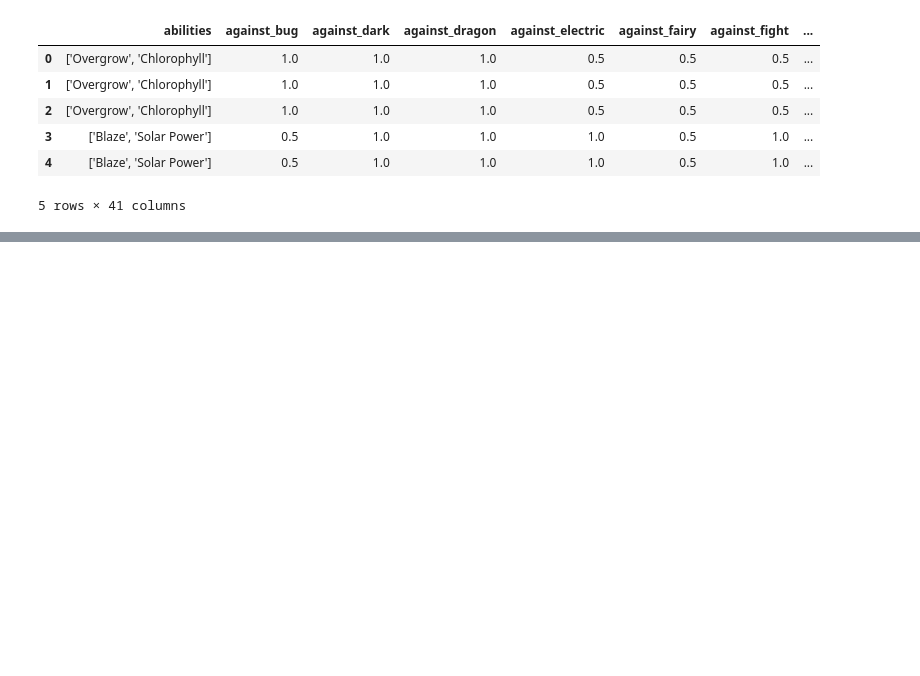
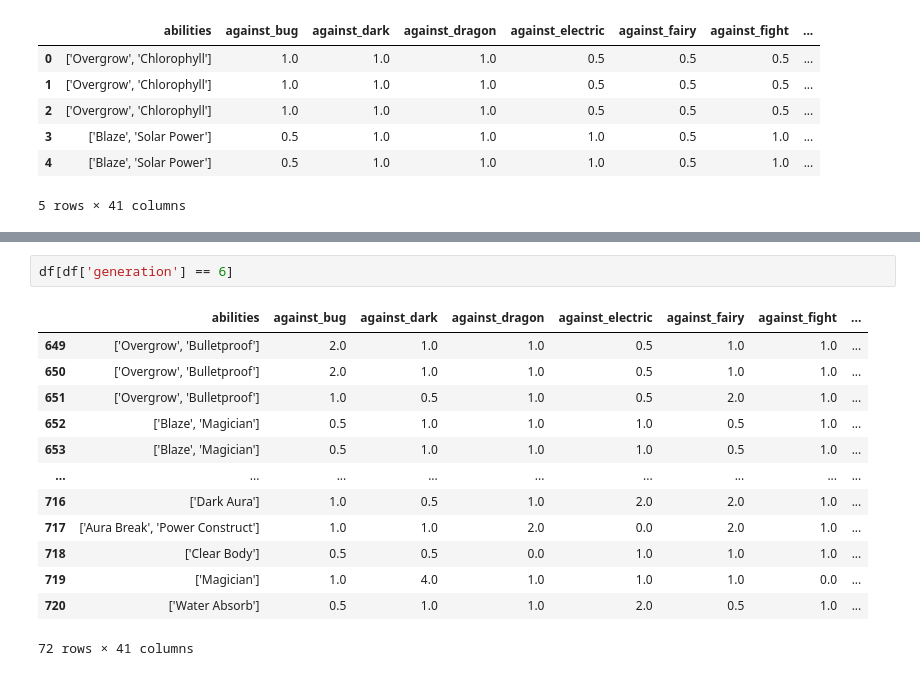
Before and after one commit to saksham1965/data-analyst, a Jupyter notebook: Untitled2.ipynb, the cells around one changed output, grey strips where cells are left out. Drawn from its saved outputs; the diff is of its cells as text; blank space fills up the shorter version.

```diff
--- a/Untitled2.ipynb
+++ b/Untitled2.ipynb
@@ -105,0 +62,16 @@ Pokémon from generation 6:
+# %%
+df[df['generation'] == 6]
+# %% [output]
+|  | abilities | against_bug | against_dark | against_dragon | against_electric | against_fairy | against_fight | ... |
+| 649 | ['Overgrow', 'Bulletproof'] | 2.0 | 1.0 | 1.0 | 0.5 | 1.0 | 1.0 | ... |
+| 650 | ['Overgrow', 'Bulletproof'] | 2.0 | 1.0 | 1.0 | 0.5 | 1.0 | 1.0 | ... |
+| 651 | ['Overgrow', 'Bulletproof'] | 1.0 | 0.5 | 1.0 | 0.5 | 2.0 | 1.0 | ... |
+| 652 | ['Blaze', 'Magician'] | 0.5 | 1.0 | 1.0 | 1.0 | 0.5 | 1.0 | ... |
+| 653 | ['Blaze', 'Magician'] | 0.5 | 1.0 | 1.0 | 1.0 | 0.5 | 1.0 | ... |
+| ... | ... | ... | ... | ... | ... | ... | ... | ... |
+| 716 | ['Dark Aura'] | 1.0 | 0.5 | 1.0 | 2.0 | 2.0 | 1.0 | ... |
+| 717 | ['Aura Break', 'Power Construct'] | 1.0 | 1.0 | 2.0 | 0.0 | 2.0 | 1.0 | ... |
+| 718 | ['Clear Body'] | 0.5 | 0.5 | 0.0 | 1.0 | 1.0 | 1.0 | ... |
+| 719 | ['Magician'] | 1.0 | 4.0 | 1.0 | 1.0 | 1.0 | 0.0 | ... |
+| 720 | ['Water Absorb'] | 0.5 | 1.0 | 1.0 | 2.0 | 0.5 | 1.0 | ... |
+72 rows × 41 columns
```
Also changed, not shown: parts of 7 cells of this notebook.
